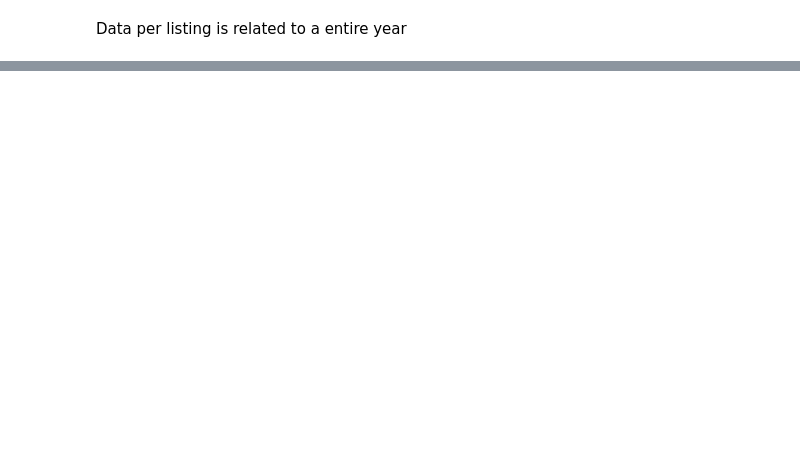
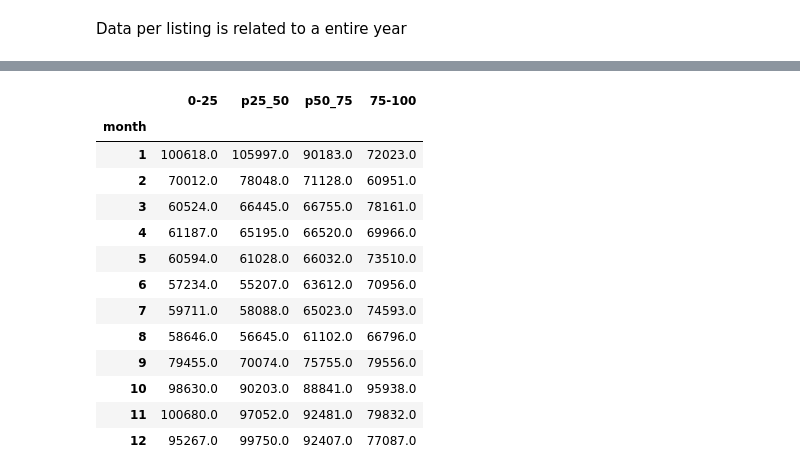
Before and after one commit to javierivanov/airbnbDSND, a Jupyter notebook: Airbnb_explanatory_analysis.ipynb, the cells around one changed output, grey strips where cells are left out. Drawn from its saved outputs; the diff is of its cells as text; code cells hidden in the pictures; blank space fills up the shorter version.

```diff
--- a/Airbnb_explanatory_analysis.ipynb
+++ b/Airbnb_explanatory_analysis.ipynb
@@ -141,0 +167,28 @@ TypeError: 'function' object is not iterable
+# %%
+p25_50 = calendar[calendar.price <= stats_calendar['50%']][calendar.price > stats_calendar['25%']].groupby(["month"]).available.sum()
+p50_75 = calendar[calendar.price <= stats_calendar['75%']][calendar.price > stats_calendar['50%']].groupby(["month"]).available.sum()
+p25 = calendar[calendar.price <= stats_calendar['25%']].groupby(["month"]).available.sum()
+p75 = calendar[calendar.price > stats_calendar['75%']].groupby(["month"]).available.sum()
+
+
+
+res = pd.concat([p25, p25_50, p50_75,  p75], axis=1)
+res.columns = ['0-25', 'p25_50', 'p50_75','75-100']
+
+
+res
+# %% [output]
+|  | 0-25 | p25_50 | p50_75 | 75-100 |
+| month |  |  |  |  |
+| 1 | 100618.0 | 105997.0 | 90183.0 | 72023.0 |
+| 2 | 70012.0 | 78048.0 | 71128.0 | 60951.0 |
+| 3 | 60524.0 | 66445.0 | 66755.0 | 78161.0 |
+| 4 | 61187.0 | 65195.0 | 66520.0 | 69966.0 |
+| 5 | 60594.0 | 61028.0 | 66032.0 | 73510.0 |
+| 6 | 57234.0 | 55207.0 | 63612.0 | 70956.0 |
+| 7 | 59711.0 | 58088.0 | 65023.0 | 74593.0 |
+| 8 | 58646.0 | 56645.0 | 61102.0 | 66796.0 |
+| 9 | 79455.0 | 70074.0 | 75755.0 | 79556.0 |
+| 10 | 98630.0 | 90203.0 | 88841.0 | 95938.0 |
+| 11 | 100680.0 | 97052.0 | 92481.0 | 79832.0 |
+| 12 | 95267.0 | 99750.0 | 92407.0 | 77087.0 |
```
Also changed, not shown: parts of 18 cells of this notebook.
